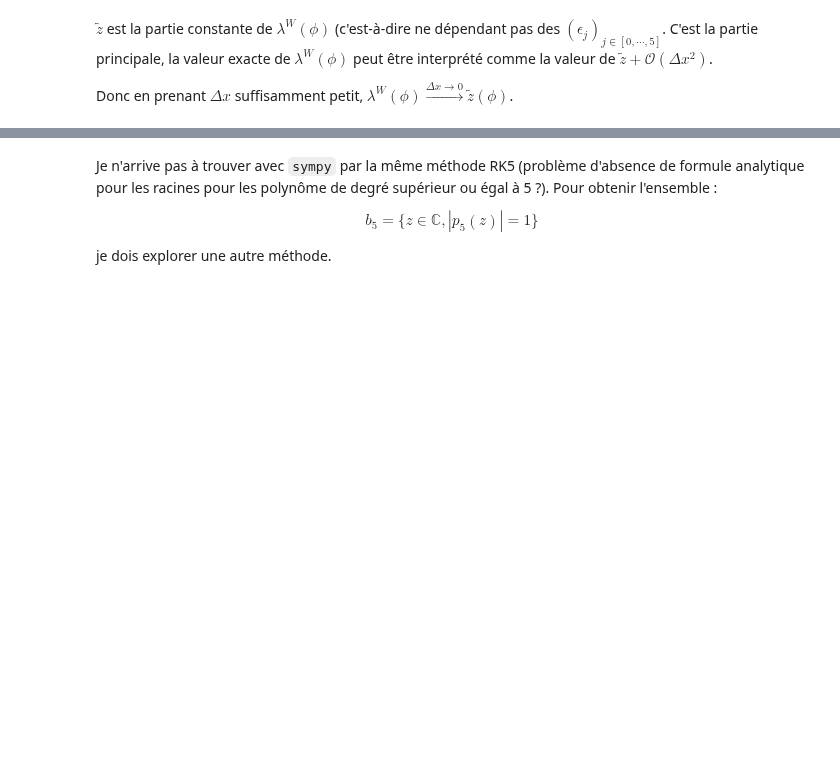
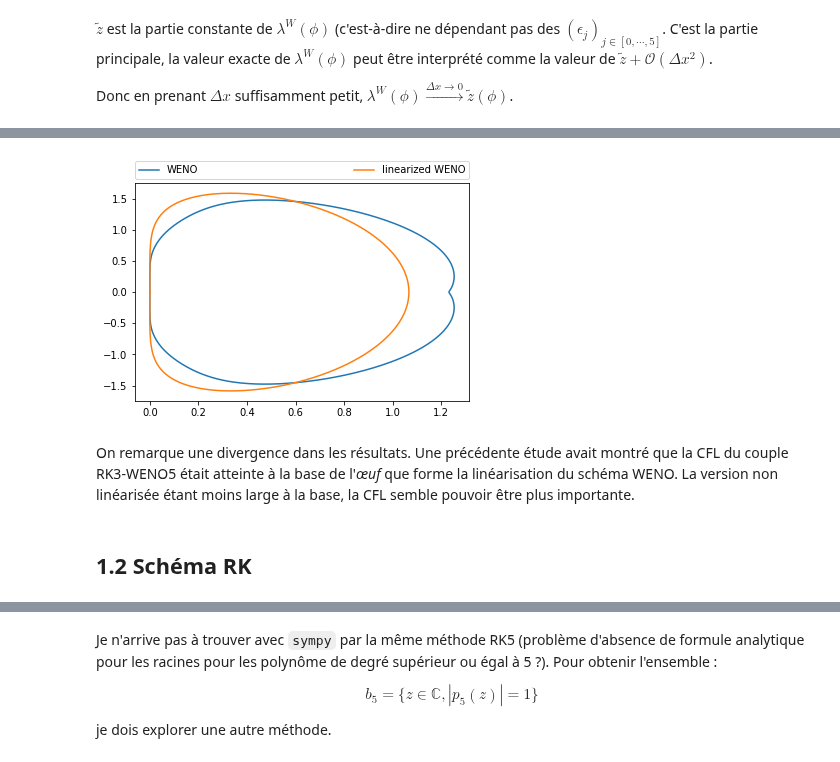
Before and after one commit to kivvix/miMaS, a Jupyter notebook: cfl_weno/cfl.ipynb, the cells around one changed output, grey strips where cells are left out. Drawn from its saved outputs; the diff is of its cells as text; code cells hidden in the pictures; blank space fills up the shorter version.

```diff
--- a/cfl_weno/cfl.ipynb
+++ b/cfl_weno/cfl.ipynb
@@ -240,0 +260,39 @@ L'impact de $M$ doit être gardé à l'esprit car il n'est pas possible d'évoqu
+# %%
+"""
+  complet WENO method
+"""
+
+epsilon = sp.symbols("\\epsilon",real=True,positive=True)
+
+IS0 = sp.Rational(13,12)*( f(-2) - 2*f(-1) + f(+0) )**2 + sp.Rational(1,4)*( f(-2) - 4*f(-1) + 3*f(+0) )**2
+IS1 = sp.Rational(13,12)*( f(-1) - 2*f(+0) + f(+1) )**2 + sp.Rational(1,4)*( f(-1) - f(+1) )**2
+IS2 = sp.Rational(13,12)*( f(+0) - 2*f(+1) + f(+2) )**2 + sp.Rational(1,4)*( f(+2) - 4*f(+1) + 3*f(+0) )**2
+
+a0 = sp.Rational(1,10)*(1/(epsilon+IS0))**2
+a1 = sp.Rational(6,10)*(1/(epsilon+IS1))**2
+a2 = sp.Rational(3,10)*(1/(epsilon+IS2))**2
+
+s = a0 + a1 + a2
+w0 = a0 / s
+w1 = a1 / s
+w2 = a2 / s
+
+fjp12 = ( w0*( sp.Rational(2,6)*f(-2) - sp.Rational(7,6)*f(-1) + sp.Rational(11,6)*f(+0) )
+        + w1*(-sp.Rational(1,6)*f(-1) + sp.Rational(5,6)*f(+0) +  sp.Rational(2,6)*f(+1) )
+        + w2*( sp.Rational(2,6)*f(+0) + sp.Rational(5,6)*f(+1) -  sp.Rational(1,6)*f(+2) ) )
+fjm12 = fjp12.subs(symbols_to(f_stencil, lambda j,_:f(j-1)),simultaneous=True)
+# %%
+weno = Data()
+weno.func = sp.lambdify(phi,(fjp12 - fjm12).subs(symbols_to_vonNeumann(f_stencil)).subs(epsilon,10**(-6)),'numpy')
+weno.data = weno.func(data.phi)
+
+plt.plot(*reim(weno.data),label="WENO")
+plt.plot(*reim(wenol.data_z),label="linearized WENO")
+plt.legend(bbox_to_anchor=(0., 1.02, 1., .102),loc=3,ncol=2, mode="expand",borderaxespad=0.)
+plt.show()
+# %% [output]
+[figure, added]
+# %% [markdown]
+On remarque une divergence dans les résultats. Une précédente étude avait montré que la CFL du couple RK3-WENO5 était atteinte à la base de l'*œuf* que forme la linéarisation du schéma WENO. La version non linéarisée étant moins large à la base, la CFL semble pouvoir être plus importante.
+# %% [markdown]
+## 1.2 Schéma RK
```
Also changed, not shown: parts of 102 cells of this notebook.
